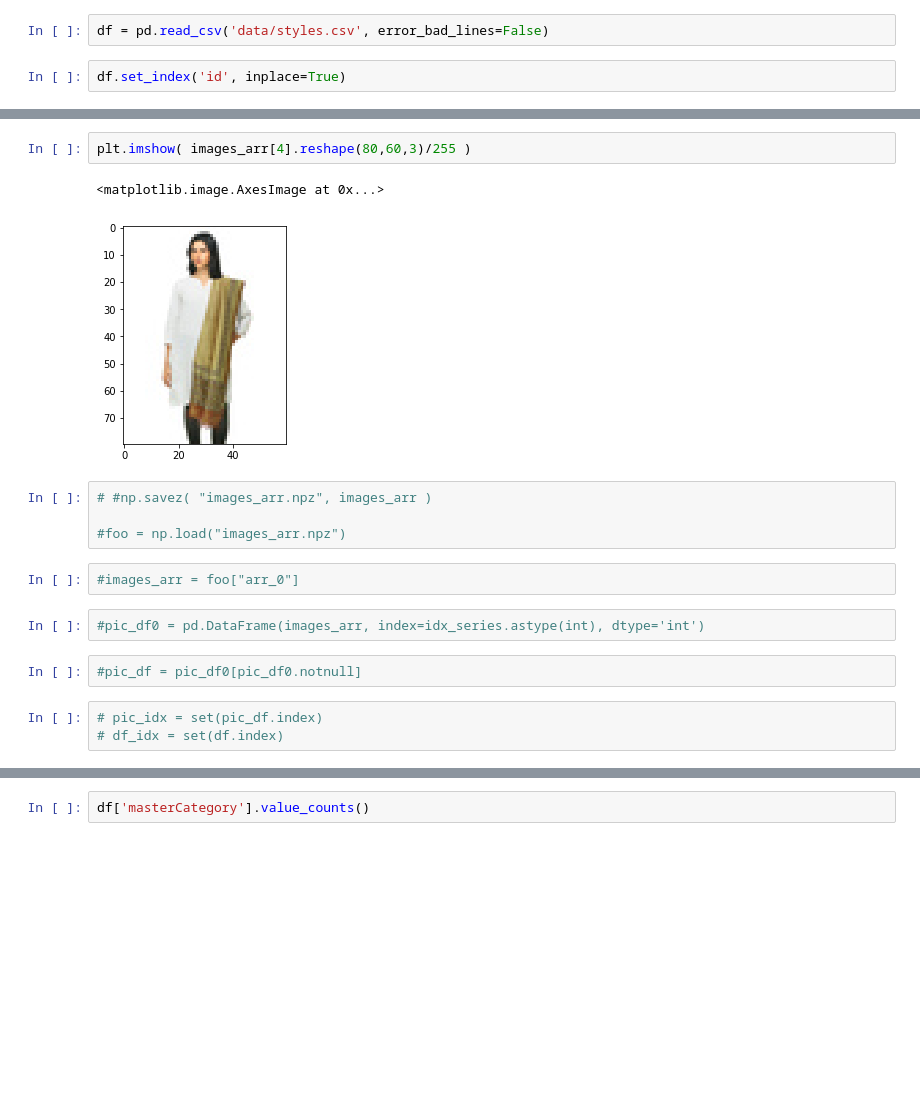
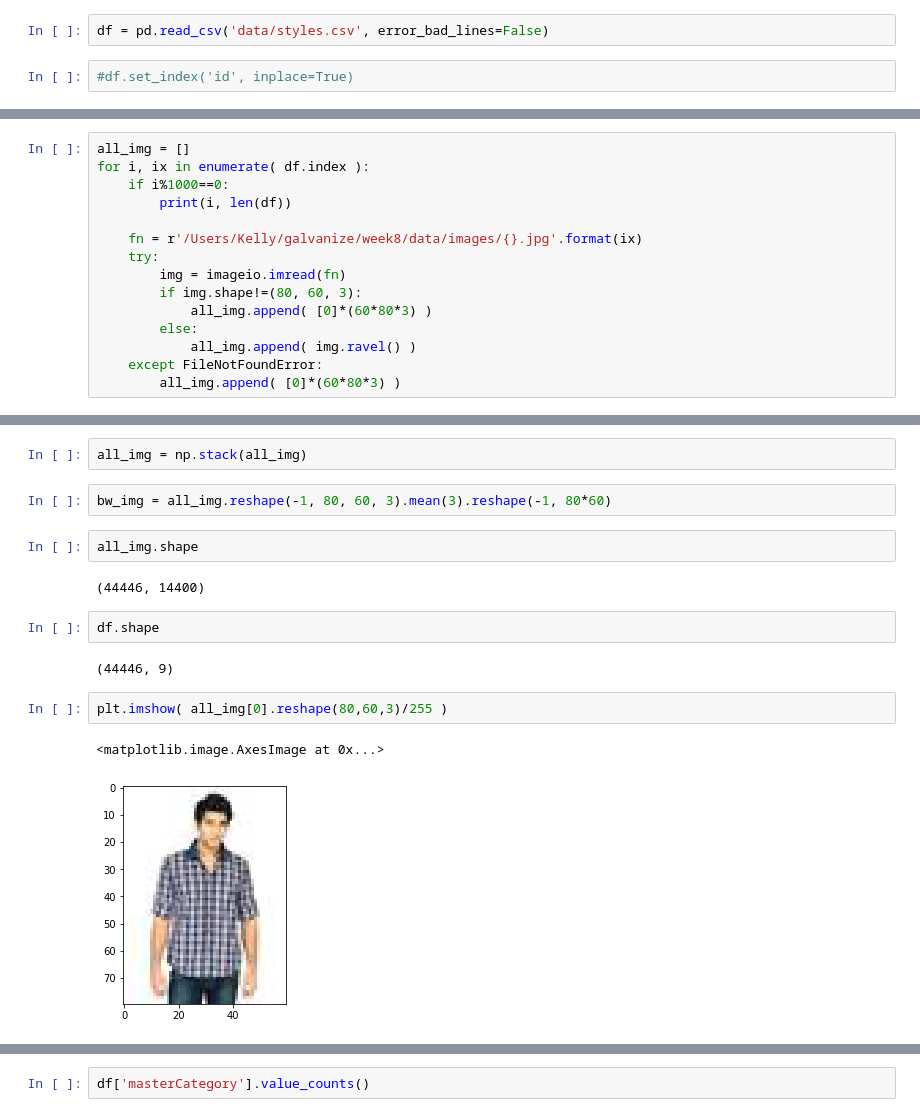
Before and after one commit to kellystroh/Clothing-Classification, a Jupyter notebook: Clothing EDA.ipynb, the cells around one changed output, grey strips where cells are left out. Drawn from its saved outputs; the diff is of its cells as text; blank space fills up the shorter version.

```diff
--- a/Clothing EDA.ipynb
+++ b/Clothing EDA.ipynb
@@ -15,7 +15,7 @@ T SNE
 # %%
 df = pd.read_csv('data/styles.csv', error_bad_lines=False)
 # %%
-df.set_index('id', inplace=True)
+#df.set_index('id', inplace=True)
 # %%
 df.head()
 # %% [output]
@@ -76,0 +28,15 @@ images_arr = get_pixels(pic_arr)
+# %%
+all_img = []
+for i, ix in enumerate( df.index ):
+    if i%1000==0:
+        print(i, len(df))
+
+    fn = r'/Users/Kelly/galvanize/week8/data/images/{}.jpg'.format(ix)
+    try:
+        img = imageio.imread(fn)
+        if img.shape!=(80, 60, 3):
+            all_img.append( [0]*(60*80*3) )
+        else:
+            all_img.append( img.ravel() )
+    except FileNotFoundError:
+        all_img.append( [0]*(60*80*3) )
@@ -77,18 +61,17 @@ images_arr = get_pixels(pic_arr)
+# %%
+all_img = np.stack(all_img)
+# %%
+bw_img = all_img.reshape(-1, 80, 60, 3).mean(3).reshape(-1, 80*60)
+# %%
+all_img.shape
+# %% [output]
+(44446, 14400)
+# %%
+df.shape
+# %% [output]
+(44446, 9)
 # %%
-plt.imshow( images_arr[4].reshape(80,60,3)/255 )
+plt.imshow( all_img[0].reshape(80,60,3)/255 )
 # %% [output]
 <matplotlib.image.AxesImage at 0x...>
-[figure, old version]
+[figure, new version]
-# %%
-# #np.savez( "images_arr.npz", images_arr )
-
-#foo = np.load("images_arr.npz")
-# %%
-#images_arr = foo["arr_0"]
-# %%
-#pic_df0 = pd.DataFrame(images_arr, index=idx_series.astype(int), dtype='int')
-# %%
-#pic_df = pic_df0[pic_df0.notnull]
-# %%
-# pic_idx = set(pic_df.index)
-# df_idx = set(df.index)
```
Also changed, not shown: parts of 24 cells of this notebook, 1 other file.
